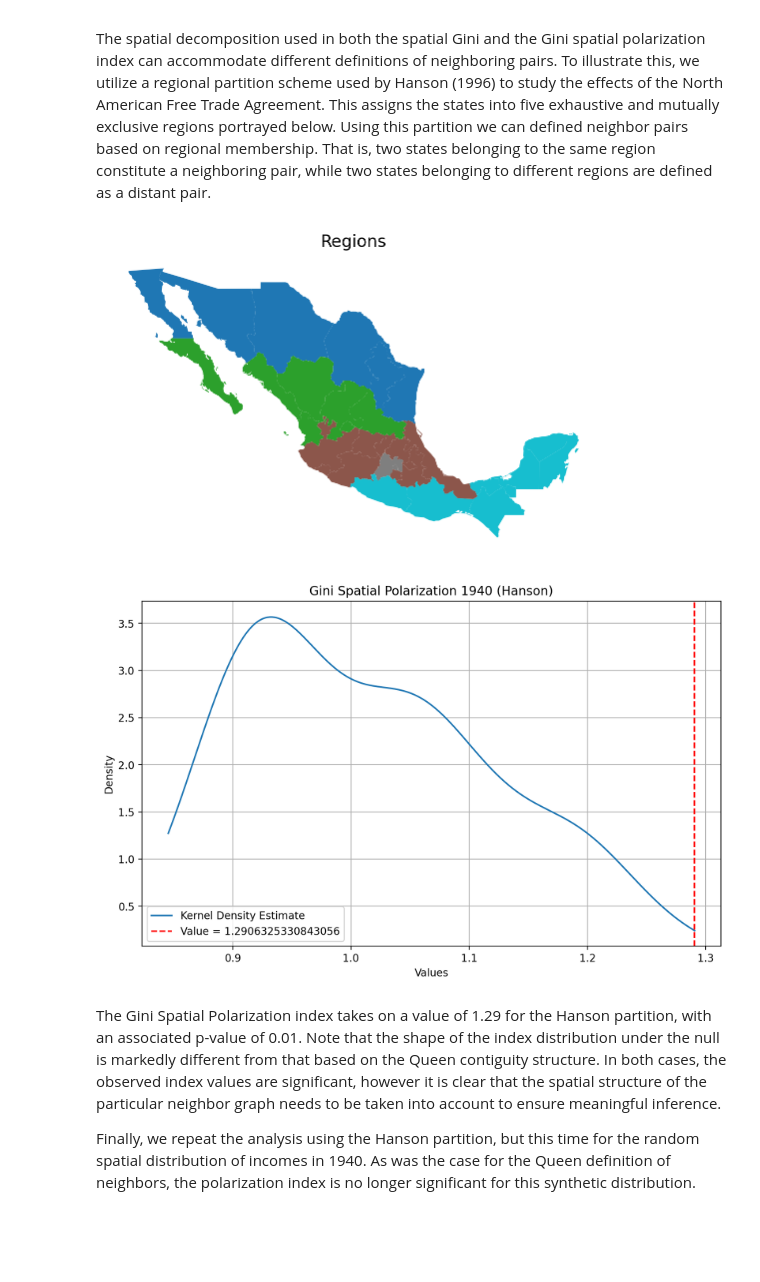
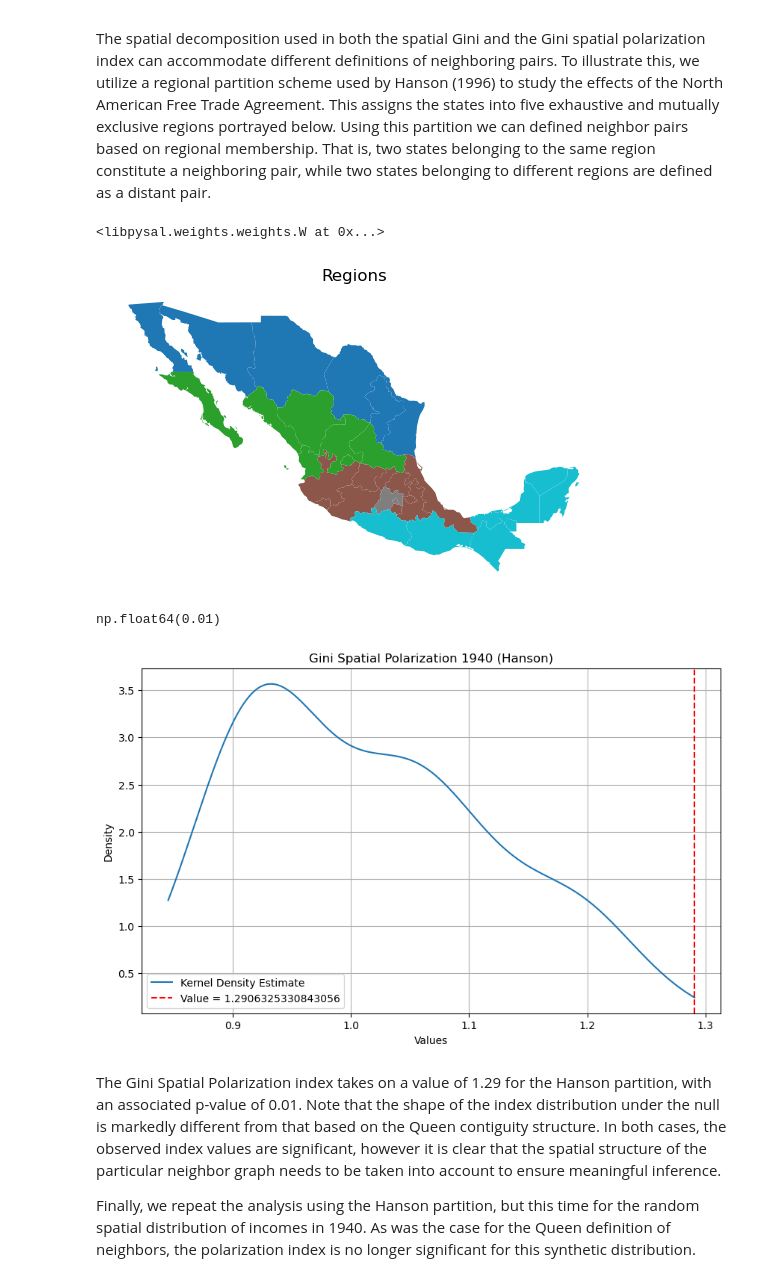
Before and after one commit to pysal/inequality, a Jupyter notebook: docs/user-guide/measure/gini.ipynb, the cells around one changed output. Cells and saved outputs as stored; diff of their text form; code cells hidden in the pictures; blank space fills up the shorter version.

Commit message:
format & lint gini.ipynb

```diff
--- a/docs/user-guide/measure/gini.ipynb
+++ b/docs/user-guide/measure/gini.ipynb
@@ -83,10 +80,6 @@ gdf.head()
 # %%
-import mapclassify
-import libpysal as lps
-import geopandas as gpd
-
-pth = lps.examples.get_path("mexicojoin.shp")
-gdf = gpd.read_file(pth)
+pth = libpysal.examples.get_path("mexicojoin.shp")
+gdf = geopandas.read_file(pth)
 
 # we will use greedy from mapclassify
 # states to ensure contiguous states are of a different color
@@ -95,18 +88,11 @@ sgdf.reset_index(inplace=True)
 sgdf["label"] = range(1, 33)
 sgdf["greedy"] = mapclassify.greedy(sgdf)
 
-
 font_size = 9
 outside = [9, 29]
 oc = [(-103, 17.5), (-95, 22.5)]
 oe = [(-102.55, 17.49), (-95.5, 22.1)]
-oinfo = zip(outside, oc)
-
-
-from shapely.geometry import LineString
-
-
-import matplotlib.pyplot as plt
+oinfo = zip(outside, oc, strict=True)
 
 sgdf["centroid"] = sgdf.centroid
 ax = sgdf.plot(
@@ -117,7 +103,6 @@ ax = sgdf.plot(
     # legend=True,
     edgecolor="w",
 )
-
 
 table = []
 for idx, row in sgdf.iterrows():
@@ -134,9 +119,7 @@ for idx, row in sgdf.iterrows():
             color="black",
         )
 
-
-i = 0
-for out in oinfo:
+for i, out in enumerate(oinfo):
     idx, coords = out
     ax.text(
         coords[0],
@@ -153,10 +136,9 @@ for out in oinfo:
     start_point = oe[i]
     line = LineString([start_point, end_point])
 
-    line_gdf = gpd.GeoSeries([line])
+    line_gdf = geopandas.GeoSeries([line])
 
     line_gdf.plot(ax=ax, color="red", linewidth=2)
-    i += 1
 
 for i, label in enumerate(table):
     if i < 16:
@@ -514,49 +483,49 @@ partition we can defined neighbor pairs based on regional membership.
 That is, two states belonging to the same region constitute a
 neighboring pair, while two states belonging to different regions are
 defined as a distant pair.
+# %%
+regimes = gdf["HANSON98"]
+
+wb = libpysal.weights.block_weights(regimes, silence_warnings=True)
+wb
+# %% [output]
+<libpysal.weights.weights.W at 0x...>
+# %%
+ax = gdf.plot(column="HANSON98", categorical=True)
+ax.set_title("Regions")
+ax.set_axis_off()
+# %% [output]
+[figure, added]
+# %%
+numpy.random.seed(12345)
+gsh = inequality.gini.Gini_Spatial(gdf["PCGDP1940"], wb)
+gsh.p_sim
+# %% [output]
+np.float64(0.01)
 # %%
-regimes = gdf["HANSON98"]
-
-wb = libpysal.weights.block_weights(regimes, silence_warnings=True)
-wb
-
-ax = gdf.plot(column="HANSON98", categorical=True)
-ax.set_title("Regions")
-ax.set_axis_off()
-
-numpy.random.seed(12345)
-gsh = inequality.gini.Gini_Spatial(gdf["PCGDP1940"], wb)
-gsh.p_sim
-
-
-import numpy as np
-import matplotlib.pyplot as plt
-from scipy.stats import gaussian_kde
-
 # Data array
 data = gsh.polarization_sim
 
 obs = gsh.polarization
 
 # Kernel Density Estimation
 kde = gaussian_kde(data)
 maxd = max(max(data), obs)
-x_range = np.linspace(min(data), maxd, 1000)
+x_range = numpy.linspace(min(data), maxd, 1000)
 kde_values = kde(x_range)
 
 # Plot
 plt.figure(figsize=(10, 6))
 plt.plot(x_range, kde_values, label="Kernel Density Estimate")
 plt.axvline(x=obs, color="red", linestyle="--", label=f"Value = {obs}")
 plt.title("Gini Spatial Polarization 1940 (Hanson)")
 plt.xlabel("Values")
 plt.ylabel("Density")
 plt.legend()
 plt.grid(True)
 plt.show()
 # %% [output]
-[figure, old version]
+[figure, new version]
-[figure, removed]
 # %% [markdown]
 The Gini Spatial Polarization index takes on a value of 1.29 for the
 Hanson partition, with an associated p-value of 0.01. Note that the
```
Also changed, not shown: parts of 19 cells of this notebook.
